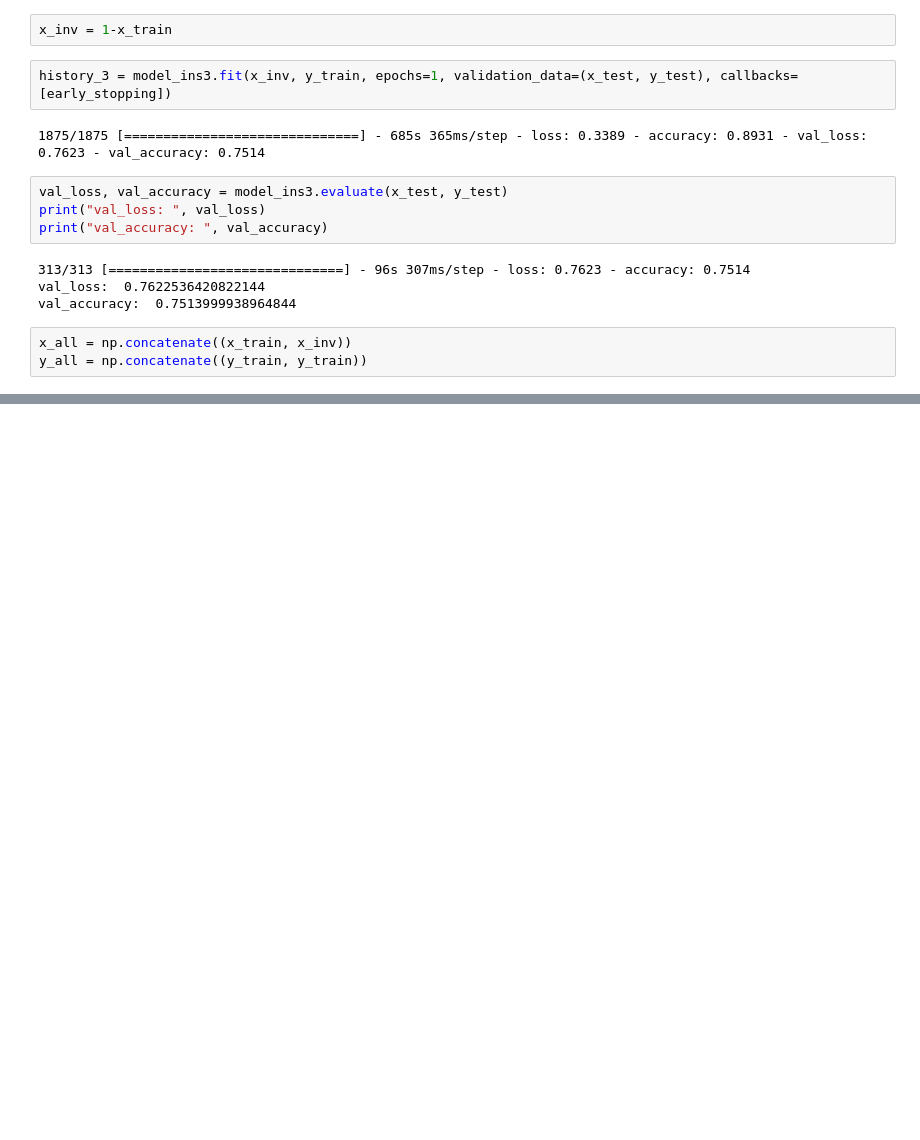
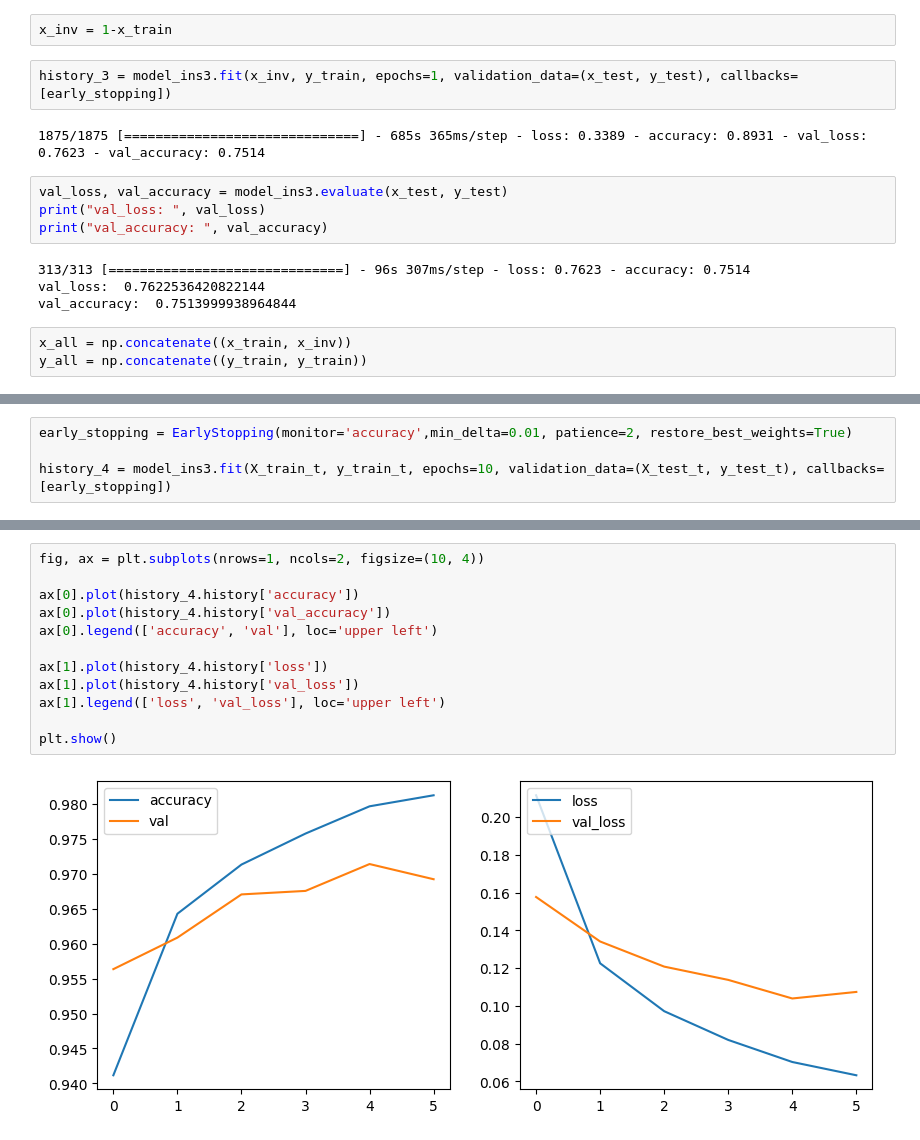
Before and after one commit to Ox03bb/Digits_Recognition, a Jupyter notebook: transfer_learning.ipynb, the cells around one changed output, grey strips where cells are left out. Drawn from its saved outputs; the diff is of its cells as text; blank space fills up the shorter version.

```diff
--- a/transfer_learning.ipynb
+++ b/transfer_learning.ipynb
@@ -361,0 +463,4 @@ y_all = np.concatenate((y_train, y_train))
+# %%
+early_stopping = EarlyStopping(monitor='accuracy',min_delta=0.01, patience=2, restore_best_weights=True)
+
+history_4 = model_ins3.fit(X_train_t, y_train_t, epochs=10, validation_data=(X_test_t, y_test_t), callbacks=[early_stopping])
@@ -361,0 +492,14 @@ y_all = np.concatenate((y_train, y_train))
+# %%
+fig, ax = plt.subplots(nrows=1, ncols=2, figsize=(10, 4))
+
+ax[0].plot(history_4.history['accuracy'])
+ax[0].plot(history_4.history['val_accuracy'])
+ax[0].legend(['accuracy', 'val'], loc='upper left')
+
+ax[1].plot(history_4.history['loss'])
+ax[1].plot(history_4.history['val_loss'])
+ax[1].legend(['loss', 'val_loss'], loc='upper left')
+
+plt.show()
+# %% [output]
+[figure, added]
```
Also changed, not shown: parts of 19 cells of this notebook.
